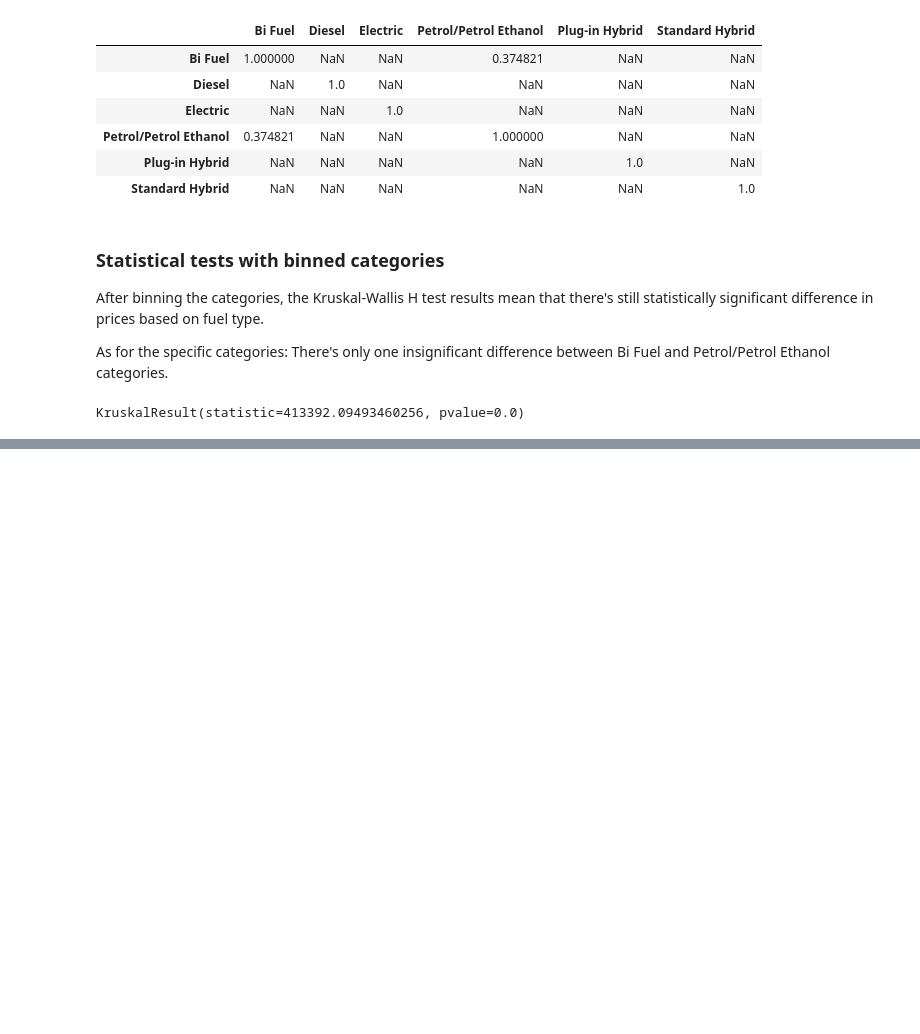
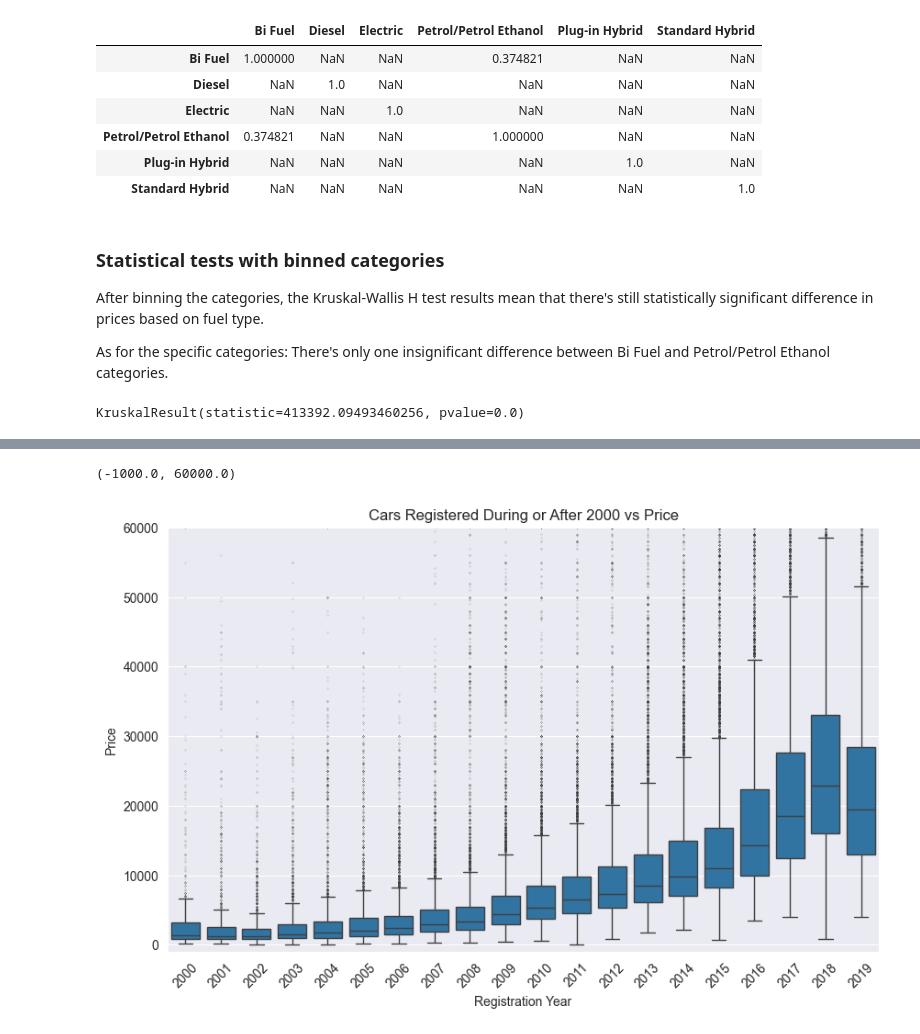
Before and after one commit to maciej-polcyn/data-processing-capstone-project, a Jupyter notebook: report.ipynb, the cells around one changed output, grey strips where cells are left out. Saved outputs shown, nothing was run; the diff lists cells and outputs as text; code cells hidden in the pictures; blank space fills up the shorter version.

```diff
--- a/report.ipynb
+++ b/report.ipynb
@@ -392,0 +474,16 @@ plt.show()
+# %%
+plt.figure(figsize=(10, 6))
+plt.title("Cars Registered During or After 2000 vs Price")
+plt.xlabel("Registration Year")
+plt.ylabel("Price")
+
+new = df[df["Reg_Year"].isin(labels[5:])]
+
+d = sns.boxplot(new, x="Reg_Year", y="Price", order=labels[5:], fliersize=0.1)
+
+d.set_xticks(range(len(labels[5:])))
+d.set_xticklabels(np.array(labels[5:]).astype(int), rotation=45)
+plt.ylim(-1000, 60000)
+# %% [output]
+(-1000.0, 60000.0)
+[figure, added]
```
Also changed, not shown: parts of 13 cells of this notebook.
